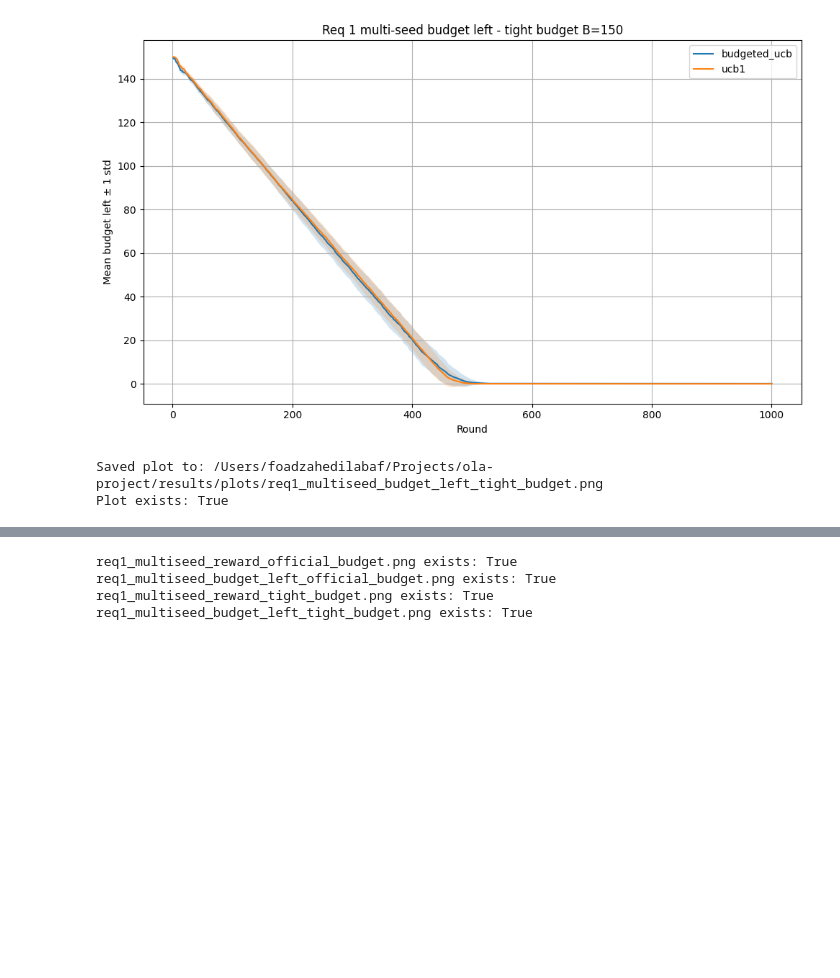
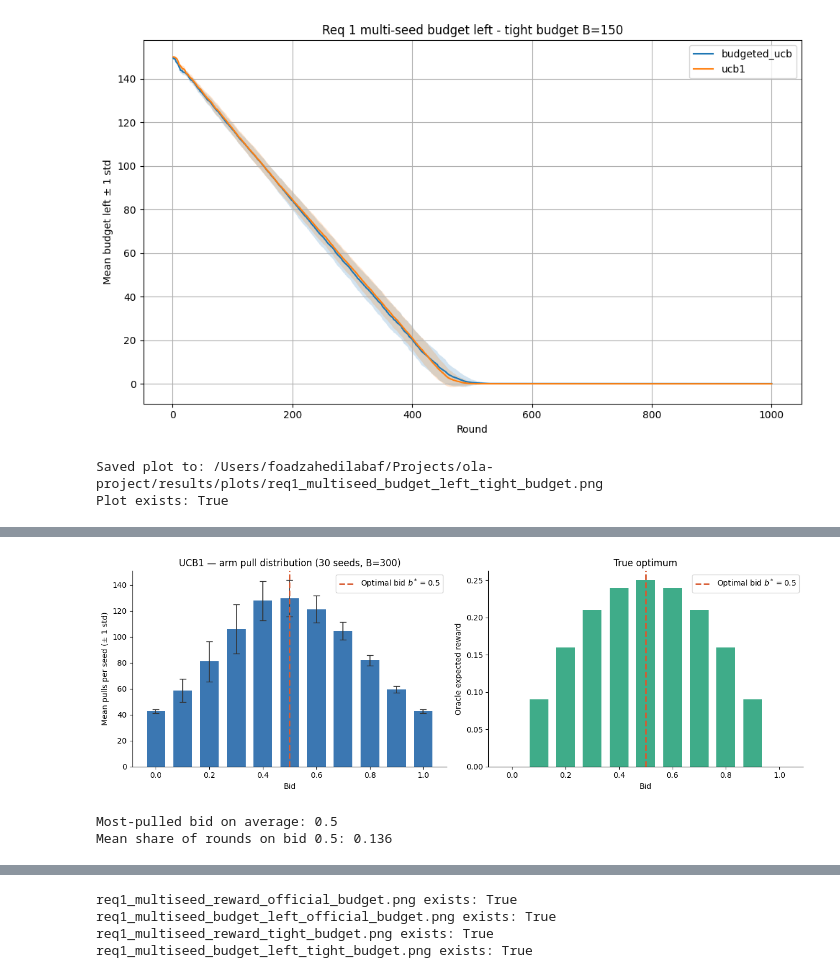
Before and after one commit to FoadZahediLabaf/OnlineAdvertisingBiddingStrategy, a Jupyter notebook: notebooks/req1_single_campaign.ipynb, the cells around one changed output, grey strips where cells are left out. Drawn from its saved outputs; the diff is of its cells as text; code cells hidden in the pictures; blank space fills up the shorter version.

```diff
--- a/notebooks/req1_single_campaign.ipynb
+++ b/notebooks/req1_single_campaign.ipynb
@@ -1421,0 +1651,66 @@ These additional experiments do not replace the official Req 1 configuration. Th
+# %%
+# ── Arm pull distribution averaged across 30 seeds ─────────────────────────
+import matplotlib.pyplot as plt
+import numpy as np
+
+# Filter only UCB1 rows from the multi-seed results
+ucb1_multi = multi_seed_results[
+    (multi_seed_results["algorithm"] == "ucb1") &
+    (multi_seed_results["budget_setting"] == "official_budget_B_300")
+]
+
+# Count pulls per bid per seed, then average across seeds
+pull_counts_per_seed = (
+    ucb1_multi.groupby(["seed", "action"])
+    .size()
+    .reset_index(name="pulls")
+)
+
+mean_pulls = (
+    pull_counts_per_seed.groupby("action")["pulls"]
+    .agg(["mean", "std"])
+    .reindex(bids, fill_value=0)
+    .fillna(0)
+)
+
+oracle_reward = (value - bids) * bids
+
+fig, axes = plt.subplots(1, 2, figsize=(13, 4.5))
+
+# Left: mean pulls per bid with error bars
+axes[0].bar(bids, mean_pulls["mean"], width=0.07,
+            color="#185FA5", alpha=0.85,
+            yerr=mean_pulls["std"], capsize=4,
+            error_kw={"linewidth": 1.2, "ecolor": "#333"})
+axes[0].axvline(0.5, color="#D85A30", linestyle="--",
+                linewidth=2, label="Optimal bid $b^*=0.5$")
+axes[0].set_xlabel("Bid")
+axes[0].set_ylabel("Mean pulls per seed (± 1 std)")
+axes[0].set_title("UCB1 — arm pull distribution (30 seeds, B=300)")
+axes[0].legend()
+axes[0].spines[["top", "right"]].set_visible(False)
+
+# Right: oracle expected reward (same as before)
+axes[1].bar(bids, oracle_reward, width=0.07,
+            color="#1D9E75", alpha=0.85)
+axes[1].axvline(0.5, color="#D85A30", linestyle="--",
+                linewidth=2, label="Optimal bid $b^*=0.5$")
+axes[1].set_xlabel("Bid")
+axes[1].set_ylabel("Oracle expected reward")
+axes[1].set_title("True optimum")
+axes[1].legend()
+axes[1].spines[["top", "right"]].set_visible(False)
+
+plt.tight_layout()
+plt.savefig(plots_dir / "req1_arm_pull_distribution_multiseed.png", dpi=200)
+plt.show()
+
+# Print summary
+most_pulled = mean_pulls["mean"].idxmax()
+share = mean_pulls.loc[0.5, "mean"] / mean_pulls["mean"].sum()
+print(f"Most-pulled bid on average: {most_pulled}")
+print(f"Mean share of rounds on bid 0.5: {round(share, 3)}")
+# %% [output]
+[figure, added]
+Most-pulled bid on average: 0.5
+Mean share of rounds on bid 0.5: 0.136
```
Also changed, not shown: parts of 14 cells of this notebook, 8 other files.
